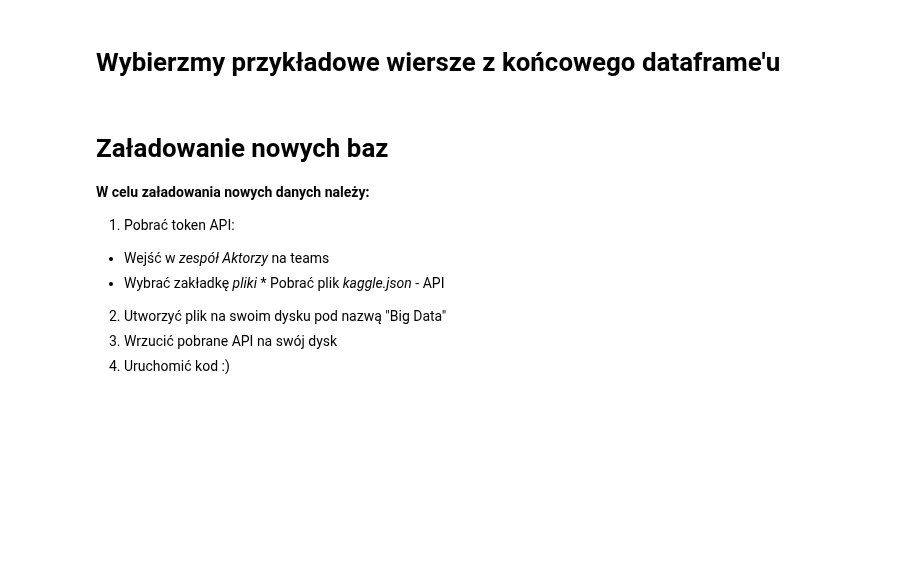
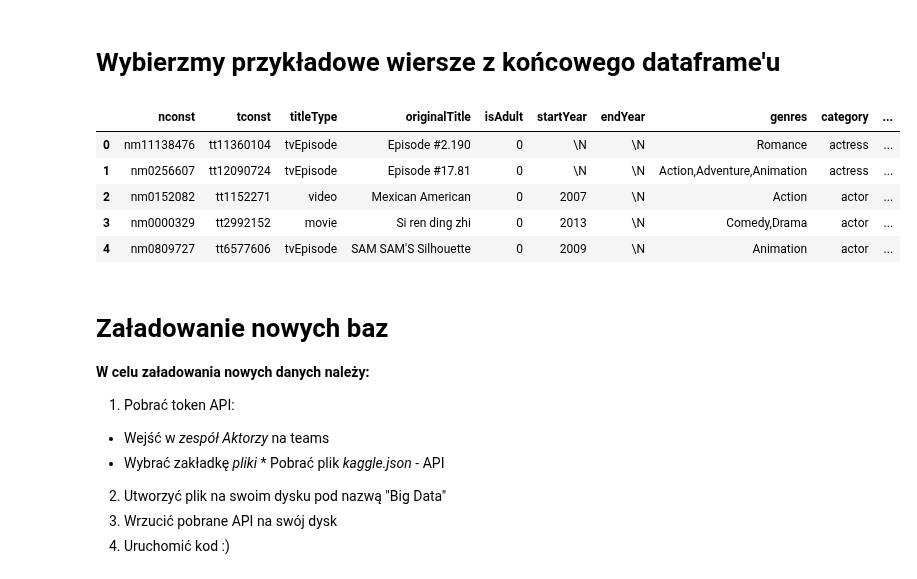
Before and after one commit to PiotrMaciejKowalski/BigData2022-actors, a Jupyter notebook: colabs/Wczytanie_danych.ipynb, the cells around one changed output. Cells and saved outputs as stored; diff of their text form; code cells hidden in the pictures; blank space fills up the shorter version.

```diff
--- a/colabs/Wczytanie_danych.ipynb
+++ b/colabs/Wczytanie_danych.ipynb
@@ -154,12 +159,10 @@ df_name_basics_selected = df_name_basics.select(["nconst", "primaryName", "birth
-# %%
-df_title_principals_selected = df_title_principals_selected.filter((df_title_principals_selected.category == "actor") | (df_title_principals_selected.category == "actress"))
 # %% [markdown]
 # Złączmy tabele df_name_basics, df_title_principals i df_title_basic
 # %%
-print("df_name_basics_selected dataframe size: ", (df_name_basics_selected.count(), len(df_name_basics_selected.columns)))
-print("df_title_principals_selected dataframe size: ", (df_title_principals_selected.count(), len(df_title_principals_selected.columns)))
-print("df_title_basic_selected dataframe size: ", (df_title_basic_selected.count(), len(df_title_basic_selected.columns)))
-data = df_name_basics_selected.join(df_title_principals_selected, "nconst", "inner")
-print("joined dataframe size: ", (data.count(), len(data.columns)))
-data = data.join(df_title_basic_selected, "tconst", "left")
-print("joined dataframe size: ", (data.count(), len(data.columns)))
+# print("df_name_basics_selected dataframe size: ", (df_name_basics_selected.count(), len(df_name_basics_selected.columns)))
+# print("df_title_principals_selected dataframe size: ", (df_title_principals_selected.count(), len(df_title_principals_selected.columns)))
+# print("df_title_basic_selected dataframe size: ", (df_title_basic_selected.count(), len(df_title_basic_selected.columns)))
+data = df_title_basic_selected.join(df_title_principals_selected, "tconst", "right")
+# print("joined dataframe size: ", (data.count(), len(data.columns)))
+data = data.join(df_name_basics_selected, "nconst", "inner")
+# print("joined dataframe size: ", (data.count(), len(data.columns)))
@@ -171,0 +171,6 @@ joined dataframe size:  (20809855, 12)
+# %%
+from pyspark.sql.functions import collect_list
+from pyspark.sql.functions import first
+from pyspark.sql.functions import min
+from pyspark.sql.functions import max
+data = data.groupby('nconst').agg(collect_list('tconst').alias("tconst"), collect_list('titleType').alias("titleType"), collect_list('originalTitle').alias("originalTitle"), collect_list('isAdult').alias("isAdult"), min('startYear').alias("startYear"), max('endYear').alias("endYear"), collect_list('genres').alias("genres"), first('category').alias("category"), collect_list('characters').alias("characters"), first('primaryName').alias("primaryName"), first('knownForTitles').alias("knownForTitles"))
@@ -172,11 +197,18 @@ joined dataframe size:  (20809855, 12)
 # %% [markdown]
 # Wybierzmy przykładowe wiersze z końcowego dataframe'u
 # %%
-#sample = data.rdd.takeSample(False, 5)
+sample = data.rdd.takeSample(False, 5)
 # %%
 import pandas as pd
-#sample = pd.DataFrame(sample, columns = data.columns)
-#sample
+sample = pd.DataFrame(sample, columns = data.columns)
+sample
+# %% [output]
+|  | nconst | tconst | titleType | originalTitle | isAdult | startYear | endYear | genres | category | ... |
+| 0 | nm11138476 | tt11360104 | tvEpisode | Episode #2.190 | 0 | \N | \N | Romance | actress | ... |
+| 1 | nm0256607 | tt12090724 | tvEpisode | Episode #17.81 | 0 | \N | \N | Action,Adventure,Animation | actress | ... |
+| 2 | nm0152082 | tt1152271 | video | Mexican American | 0 | 2007 | \N | Action | actor | ... |
+| 3 | nm0000329 | tt2992152 | movie | Si ren ding zhi | 0 | 2013 | \N | Comedy,Drama | actor | ... |
+| 4 | nm0809727 | tt6577606 | tvEpisode | SAM SAM'S Silhouette | 0 | 2009 | \N | Animation | actor | ... |
 # %% [markdown]
 # Załadowanie nowych baz
 
```
Also changed, not shown: parts of 26 cells of this notebook.
